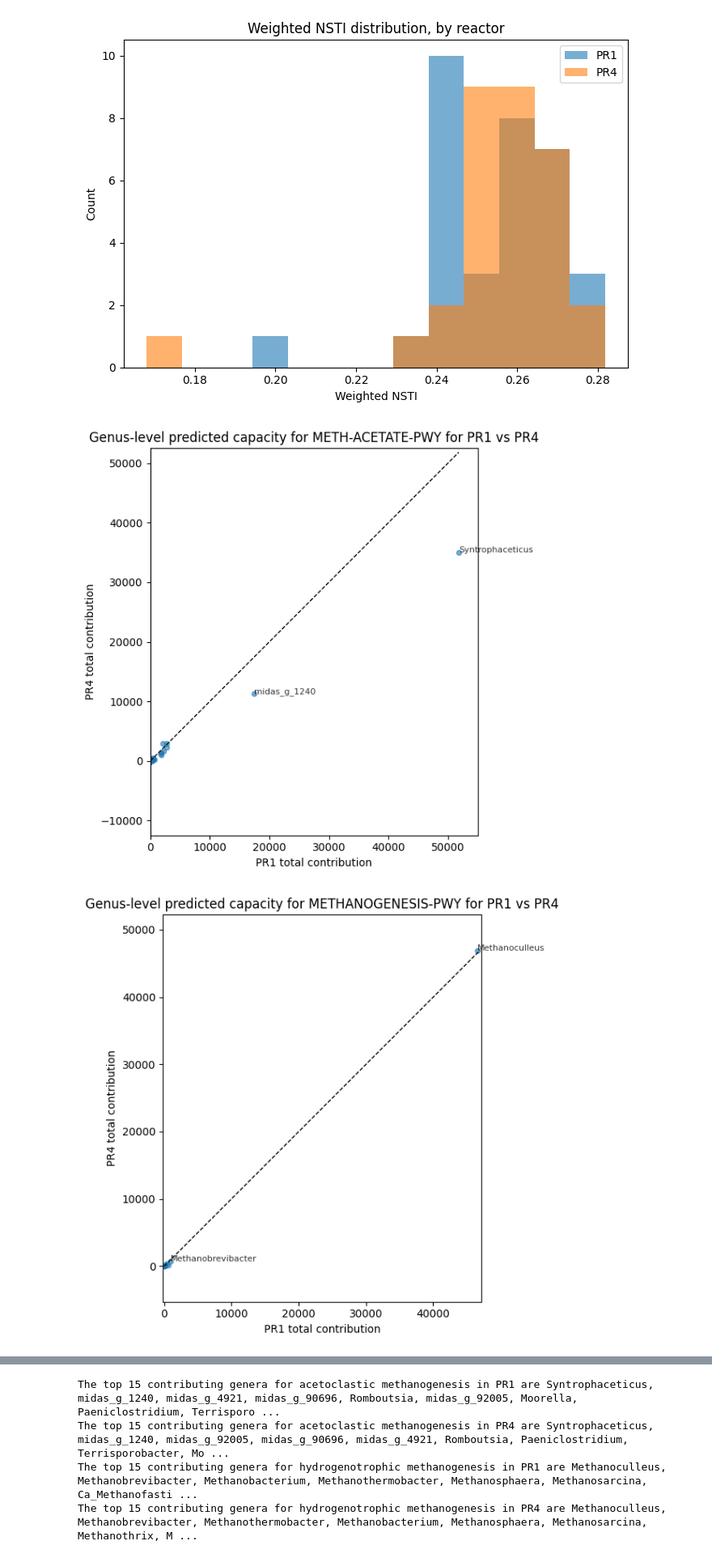
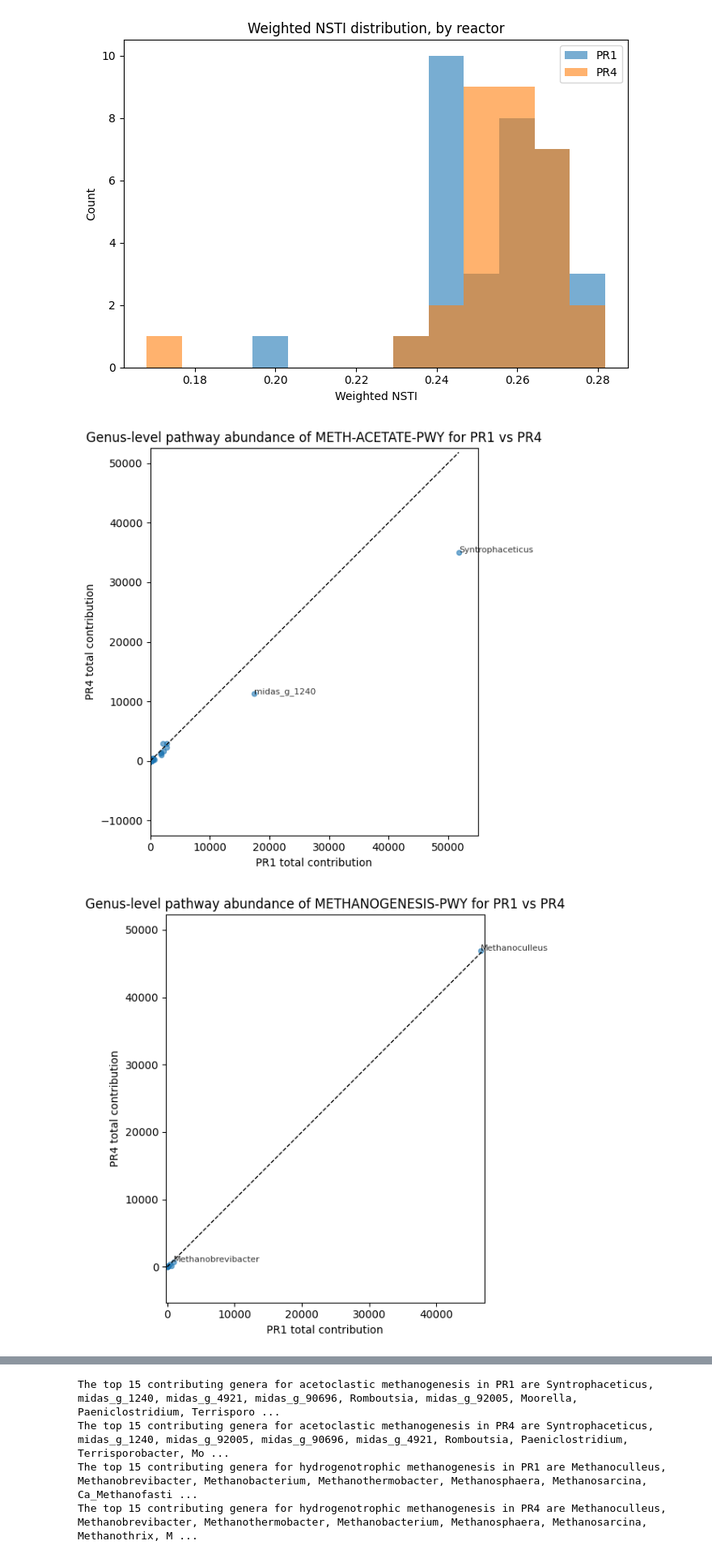
Before and after one commit to PachacutiX/Meta2Insight, a Jupyter notebook: code/picrust2_testruns/stratified/temp_differences.ipynb, the cells around one changed output, grey strips where cells are left out. Shown at 81% size. Drawn from its saved outputs; the diff is of its cells as text; code cells hidden in the pictures.

```diff
--- a/code/picrust2_testruns/stratified/temp_differences.ipynb
+++ b/code/picrust2_testruns/stratified/temp_differences.ipynb
@@ -136,7 +136,7 @@ m = np.nanmax(np.concatenate([x, y]))  # numeric max only
 plt.plot([0, m], [0, m], 'k--', linewidth=1)  # 1:1 diagonal
 plt.xlabel('PR1 total contribution')
 plt.ylabel('PR4 total contribution')
-plt.title('Genus-level predicted capacity for METH-ACETATE-PWY for PR1 vs PR4')
+plt.title('Genus-level pathway abundance of METH-ACETATE-PWY for PR1 vs PR4')
 plt.axis('equal'); plt.xlim(0, 55000); plt.ylim(0, 40000)
 plt.tight_layout(); plt.show()
 
@@ -145,33 +145,33 @@ plt.tight_layout(); plt.show()
 
 ## Hydrogenotrophic methanogenesis ##
 
 # Genus level pathway abundance for hydrogenotrophic methanogenesis
 PR1_sub_hyd = PR1_abun_genus[PR1_abun_genus['function'] == 'METHANOGENESIS-PWY'].copy()
 PR4_sub_hyd = PR4_abun_genus[PR4_abun_genus['function'] == 'METHANOGENESIS-PWY'].copy()
 
 
 # Ensure the two columns exist and are numeric
 merged_hyd = PR1_sub_hyd.merge(PR4_sub_hyd, on='genus', how='outer',
                        suffixes=('_PR1','_PR4')).fillna(0)
 for c in ['total_contribution_PR1','total_contribution_PR4']:
     merged_hyd[c] = pd.to_numeric(merged_hyd[c], errors='coerce').fillna(0)
 
 
 # Scatterplot
 plt.figure(figsize=(6,6))
 x = merged_hyd['total_contribution_PR1'].to_numpy()
 y = merged_hyd['total_contribution_PR4'].to_numpy()
 top = merged_hyd.nlargest(2, ['total_contribution_PR1', 'total_contribution_PR4']).copy()
 for i, g in top.iterrows():
     plt.text(g['total_contribution_PR1'], g['total_contribution_PR4'], g['genus'], fontsize=8, alpha=0.8)
 plt.scatter(x, y, alpha=0.6, s=20)
 m = np.nanmax(np.concatenate([x, y]))  # numeric max only
 plt.plot([0, m], [0, m], 'k--', linewidth=1)  # 1:1 diagonal
 plt.xlabel('PR1 total contribution')
 plt.ylabel('PR4 total contribution')
-plt.title('Genus-level predicted capacity for METHANOGENESIS-PWY for PR1 vs PR4')
+plt.title('Genus-level pathway abundance of METHANOGENESIS-PWY for PR1 vs PR4')
 plt.axis('equal'); plt.xlim(0, m); plt.ylim(0, m)
 plt.tight_layout(); plt.show()
 # %% [output]
-[figure, old version]
+[figure, new version]
-[figure, old version]
+[figure, new version]
```
Also changed, not shown: parts of 7 cells of this notebook.
